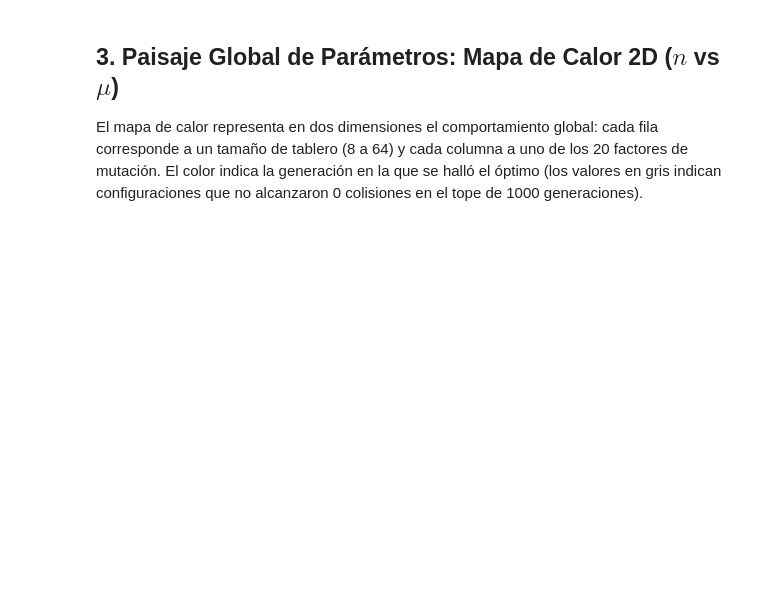
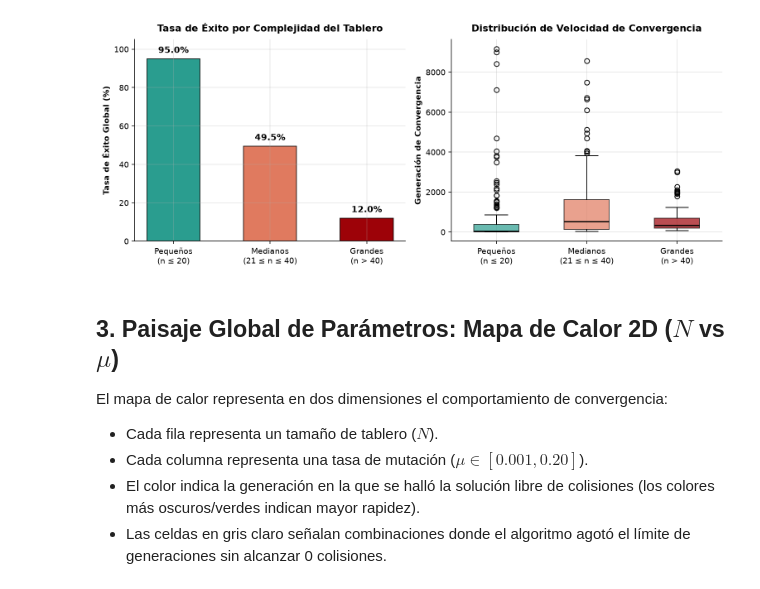
Before and after one commit to Davilapai/Evolutionary-Algorithm, a Jupyter notebook: analisis_experimentos_n_reinas.ipynb, the cells around one changed output. Saved outputs shown, nothing was run; the diff lists cells and outputs as text; code cells hidden in the pictures; blank space fills up the shorter version.

```diff
--- a/analisis_experimentos_n_reinas.ipynb
+++ b/analisis_experimentos_n_reinas.ipynb
@@ -145,0 +131,20 @@ plt.show()
+# %%
+cat_peq = [r for r in board_results if r['n'] <= 20]
+cat_med = [r for r in board_results if 21 <= r['n'] <= 40]
+cat_gra = [r for r in board_results if r['n'] > 40]
+
+def print_cat_summary(nombre, sub):
+    total = len(sub)
+    exitos = [r for r in sub if r['exito']]
+    gens = [r['generacion_encontrada'] for r in exitos]
+    pct = len(exitos) / total * 100
+    med_gen = np.median(gens) if gens else float('nan')
+    print(f"| {nombre:<25} | {total:8d} | {len(exitos):8d} | {pct:13.1f}% | {med_gen:13.1f} |")
+
+print("| Categoría de Dificultad   | Total    | Exitos   | % Éxito Global | Gen. Mediana  |")
+print("|" + "-"*27 + "|" + "-"*10 + "|" + "-"*10 + "|" + "-"*16 + "|" + "-"*15 + "|")
+print_cat_summary("Pequeños (n ≤ 20)", cat_peq)
+print_cat_summary("Medianos (21 ≤ n ≤ 40)", cat_med)
+print_cat_summary("Grandes (n > 40)", cat_gra)
+print("|" + "-"*27 + "|" + "-"*10 + "|" + "-"*10 + "|" + "-"*16 + "|" + "-"*15 + "|")
+print_cat_summary("Total Barrido ", board_results)
@@ -146,5 +159,45 @@ plt.show()
+# %%
+categorias = ['Pequeños\n(n ≤ 20)', 'Medianos\n(21 ≤ n ≤ 40)', 'Grandes\n(n > 40)']
+tasas = [
+    sum(1 for r in cat_peq if r['exito']) / len(cat_peq) * 100,
+    sum(1 for r in cat_med if r['exito']) / len(cat_med) * 100,
+    sum(1 for r in cat_gra if r['exito']) / len(cat_gra) * 100
+]
+gens_peq = [r['generacion_encontrada'] for r in cat_peq if r['exito']]
+gens_med = [r['generacion_encontrada'] for r in cat_med if r['exito']]
+gens_gra = [r['generacion_encontrada'] for r in cat_gra if r['exito']]
+
+fig, (ax1, ax2) = plt.subplots(1, 2, figsize=(11, 4.5))
+
+# Panel 1: Barras de éxito
+bars = ax1.bar(categorias, tasas, color=[C_TEAL, C_ORANGE, C_RED], width=0.55, edgecolor='black', linewidth=0.8)
+for b in bars:
+    y = b.get_height()
+    ax1.text(b.get_x() + b.get_width()/2, y + 2, f'{y:.1f}%', ha='center', va='bottom', fontweight='bold', fontsize=11)
+ax1.set_ylim(0, 105)
+ax1.set_ylabel('Tasa de Éxito Global (%)', fontweight='bold')
+ax1.set_title('Tasa de Éxito por Complejidad del Tablero', fontweight='bold', pad=10)
+
+# Panel 2: Boxplot de generaciones
+bp = ax2.boxplot([gens_peq, gens_med, gens_gra], tick_labels=categorias, patch_artist=True, widths=0.5,
+                 medianprops=dict(color='black', linewidth=1.5))
+for patch, color in zip(bp['boxes'], [C_TEAL, C_ORANGE, C_RED]):
+    patch.set_facecolor(color)
+    patch.set_alpha(0.7)
+ax2.set_ylabel('Generación de Convergencia', fontweight='bold')
+ax2.set_title('Distribución de Velocidad de Convergencia', fontweight='bold', pad=10)
+
+plt.tight_layout()
+plt.savefig('figures/tasa_exito_por_categoria.png', dpi=150, bbox_inches='tight')
+plt.show()
+# %% [output]
+[figure, added]
 # %% [markdown]
-## 3. Paisaje Global de Parámetros: Mapa de Calor 2D ($n$ vs $\mu$)
+## 3. Paisaje Global de Parámetros: Mapa de Calor 2D ($N$ vs $\mu$)
 
-El mapa de calor representa en dos dimensiones el comportamiento global: cada fila corresponde a un tamaño de tablero (8 a 64) y cada columna a uno de los 20 factores de mutación. El color indica la generación en la que se halló el óptimo (los valores en gris indican configuraciones que no alcanzaron 0 colisiones en el tope de 1000 generaciones).
+El mapa de calor representa en dos dimensiones el comportamiento de convergencia:
+- Cada fila representa un tamaño de tablero ($N$).
+- Cada columna representa una tasa de mutación ($\mu \in [0.001, 0.20]$).
+- El color indica la generación en la que se halló la solución libre de colisiones (los colores más oscuros/verdes indican mayor rapidez).
+- Las celdas en gris claro señalan combinaciones donde el algoritmo agotó el límite de generaciones sin alcanzar 0 colisiones.
 # %%
```
Also changed, not shown: parts of 28 cells of this notebook, 17 other files.
